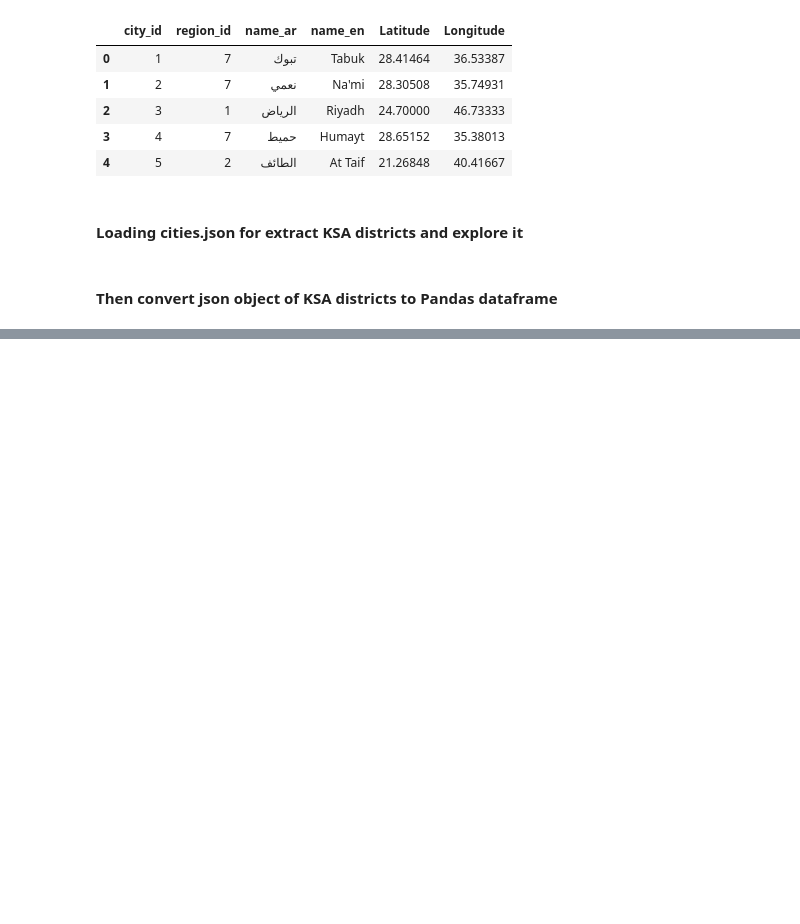
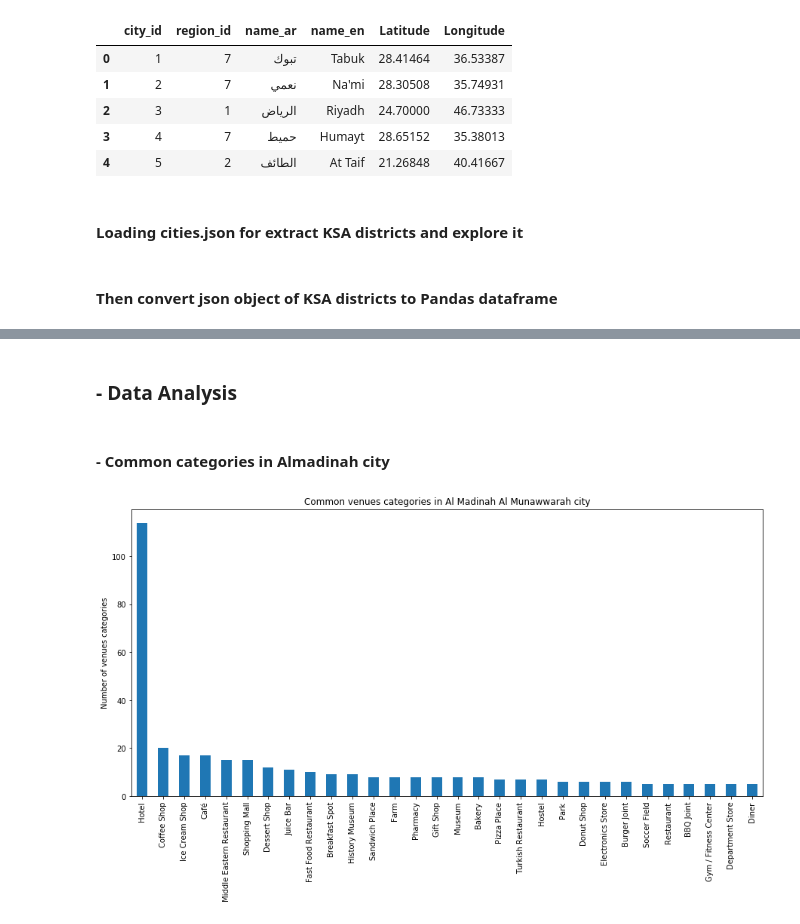
Before and after one commit to meshrif/Coursera_Capstone, a Jupyter notebook: Capsto_Project_Week4.ipynb, the cells around one changed output, grey strips where cells are left out. Cells and saved outputs as stored; diff of their text form; code cells hidden in the pictures; blank space fills up the shorter version.

```diff
--- a/Capsto_Project_Week4.ipynb
+++ b/Capsto_Project_Week4.ipynb
@@ -163,0 +240,4 @@ country_districts.head()
+# %%
+city_id = 14   # Almadinah city_id
+city_name=country_cities[country_cities.city_id==city_id].name_en.values[0]
+print('Visited city: ', city_name)
@@ -163,0 +359,4 @@ country_districts.head()
+# %%
+#### Start from here we can reload  Almadinah districts venues
+
+city_districts_venues= pd.read_excel('combined_city_'+city_name+'_'+'_districts_venues.xlsx')
@@ -163,0 +365,5 @@ country_districts.head()
+# %%
+print(city_districts_venues.shape)
+city_districts_venues.dropna(inplace = True)
+print(city_districts_venues.shape)
+city_districts_venues.head()
@@ -163,0 +379,13 @@ country_districts.head()
+# %% [markdown]
+### - Data Analysis
+# %% [markdown]
+####  - Common categories in Almadinah city
+# %%
+import matplotlib.pyplot as plt
+plt.figure(figsize=(15,7))
+city_districts_venues.Category.value_counts()[:30].plot.bar()
+plt.title('Common venues categories in ' + city_name + ' city' )
+plt.ylabel('Number of venues categories')
+plt.show()
+# %% [output]
+[figure, added]
```
Also changed, not shown: parts of 72 cells of this notebook.
